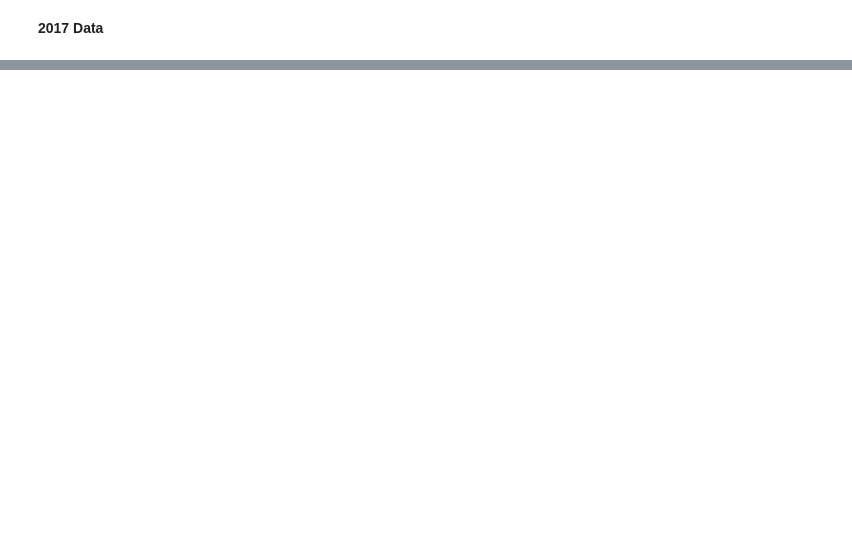
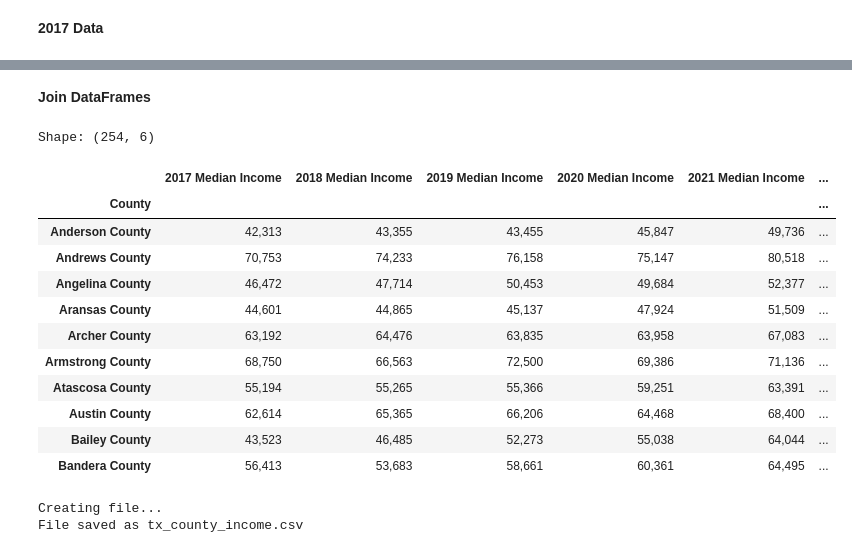
Before and after one commit to rune-encoder/Project-1, a Jupyter notebook: notebooks/individual_work/bryce_exploration/Data Cleaning/TX_ZIP_Income_Cleaned.ipynb, the cells around one changed output, grey strips where cells are left out. Drawn from its saved outputs; the diff is of its cells as text; code cells hidden in the pictures; blank space fills up the shorter version.

Commit message:
Texas income data

```diff
--- a/notebooks/individual_work/bryce_exploration/Data Cleaning/TX_ZIP_Income_Cleaned.ipynb
+++ b/notebooks/individual_work/bryce_exploration/Data Cleaning/TX_ZIP_Income_Cleaned.ipynb
@@ -15,0 +368,4 @@ tx_raw_22_df = pd.read_csv(Path("../../../../data/raw_data/median_income/ACSST5Y
+# %%
+#Rename 2019 Columns
+tx_19_df = tx_raw_19_df.rename(columns={"Label (Grouping)":"County","HOUSEHOLD INCOME BY RACE AND HISPANIC OR LATINO ORIGIN OF HOUSEHOLDER!!Households":"2019 Median Income"})
+tx_19_df.head(15)
@@ -15,0 +474,4 @@ tx_raw_22_df = pd.read_csv(Path("../../../../data/raw_data/median_income/ACSST5Y
+# %%
+#Rename 2020 Columns
+tx_20_df = tx_raw_20_df.rename(columns={"Label (Grouping)":"County","HOUSEHOLD INCOME BY RACE AND HISPANIC OR LATINO ORIGIN OF HOUSEHOLDER!!Households":"2020 Median Income"})
+tx_20_df.head(15)
@@ -15,0 +580,3 @@ tx_raw_22_df = pd.read_csv(Path("../../../../data/raw_data/median_income/ACSST5Y
+# %%
+tx_21_df = tx_raw_21_df.rename(columns={"Label (Grouping)":"County","HOUSEHOLD INCOME BY RACE AND HISPANIC OR LATINO ORIGIN OF HOUSEHOLDER!!Households":"2021 Median Income"})
+tx_21_df.head(15)
@@ -15,0 +685,3 @@ tx_raw_22_df = pd.read_csv(Path("../../../../data/raw_data/median_income/ACSST5Y
+# %%
+tx_22_df = tx_raw_22_df.rename(columns={"Label (Grouping)":"County","HOUSEHOLD INCOME BY RACE AND HISPANIC OR LATINO ORIGIN OF HOUSEHOLDER!!Households":"2022 Median Income"})
+tx_22_df.head(15)
@@ -15,0 +769,37 @@ tx_raw_22_df = pd.read_csv(Path("../../../../data/raw_data/median_income/ACSST5Y
+# %% [markdown]
+**Join DataFrames**
+# %%
+tx_county_income_df = tx_Clean17_df.join(tx_Clean18_df).join(tx_Clean19_df).join(tx_Clean20_df).join(tx_Clean21_df).join(tx_Clean22_df)
+
+print("Shape:",tx_county_income_df.shape)
+tx_county_income_df.head(10)
+# %% [output]
+Shape: (254, 6)
+|  | 2017 Median Income | 2018 Median Income | 2019 Median Income | 2020 Median Income | 2021 Median Income | ... |
+| County |  |  |  |  |  | ... |
+| Anderson County | 42,313 | 43,355 | 43,455 | 45,847 | 49,736 | ... |
+| Andrews County | 70,753 | 74,233 | 76,158 | 75,147 | 80,518 | ... |
+| Angelina County | 46,472 | 47,714 | 50,453 | 49,684 | 52,377 | ... |
+| Aransas County | 44,601 | 44,865 | 45,137 | 47,924 | 51,509 | ... |
+| Archer County | 63,192 | 64,476 | 63,835 | 63,958 | 67,083 | ... |
+| Armstrong County | 68,750 | 66,563 | 72,500 | 69,386 | 71,136 | ... |
+| Atascosa County | 55,194 | 55,265 | 55,366 | 59,251 | 63,391 | ... |
+| Austin County | 62,614 | 65,365 | 66,206 | 64,468 | 68,400 | ... |
+| Bailey County | 43,523 | 46,485 | 52,273 | 55,038 | 64,044 | ... |
+| Bandera County | 56,413 | 53,683 | 58,661 | 60,361 | 64,495 | ... |
+# %%
+#Export results to .csv
+file_name = "tx_county_income.csv"
+file_path = Path(f"../../../../data/processed_data/{file_name}")
+
+if file_path.exists():
+    print("File already exists. Overwriting file.")
+    file_path.unlink()
+
+if not file_path.exists():
+    print("Creating file...")
+    tx_county_income_df.to_csv(file_path, index=True)
+    print(f"File saved as {file_name}")
+# %% [output]
+Creating file...
+File saved as tx_county_income.csv
```
Also changed, not shown: parts of 30 cells of this notebook, 2 other files.
